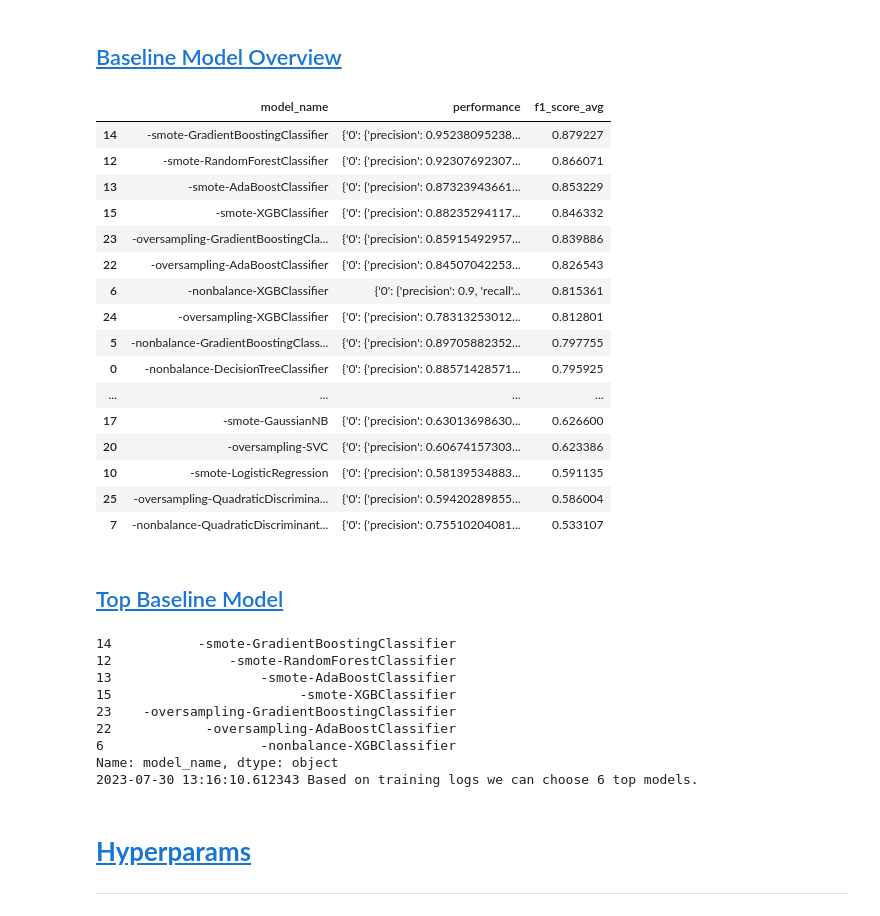
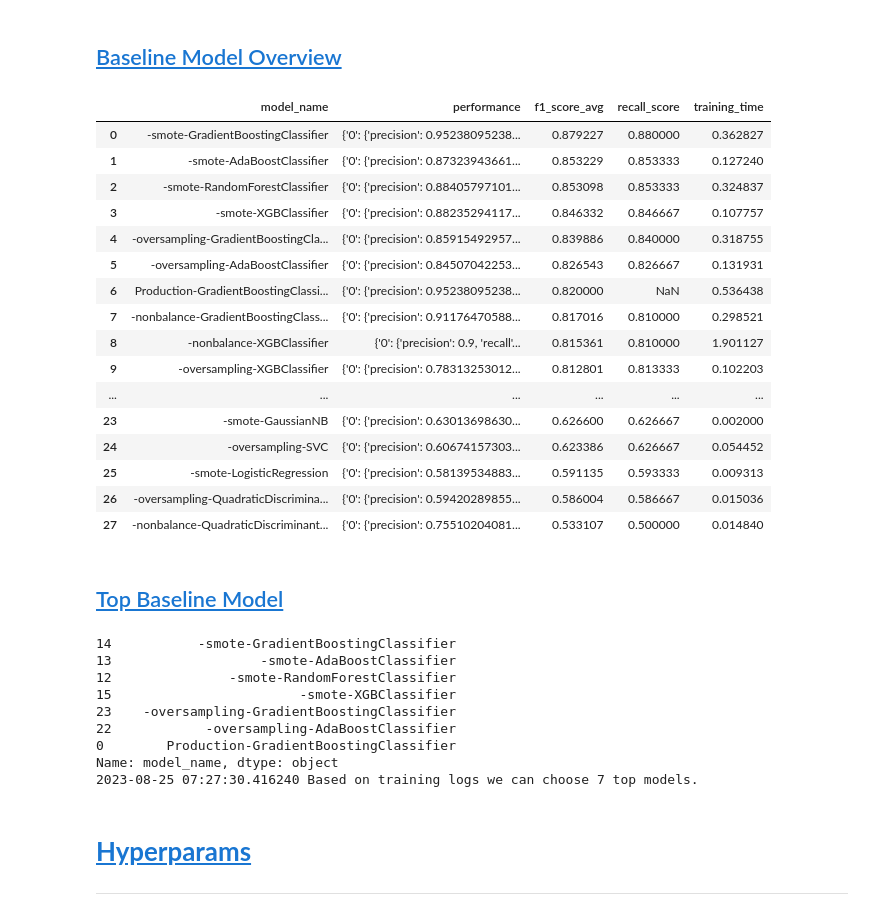
Before and after one commit to DandiMahendris/Auto-Insurance-Fraud-Detection, a Jupyter notebook: 05_modelling.ipynb, the cells around one changed output. Drawn from its saved outputs; the diff is of its cells as text; code cells hidden in the pictures.

```diff
--- a/05_modelling.ipynb
+++ b/05_modelling.ipynb
@@ -169,7 +173,8 @@ def training_log_template() -> dict:
         "training_date" : [],
         "performance" : [],
         "f1_score_avg" : [],
-         "data_configurations" : [],
+        "recall_score" : [],
+        "data_configurations" : [],
     }
 
     # Debug message
@@ -317,6 +322,7 @@ def train_eval(configuration_model: str, params: dict, hyperparams_model: list =
             training_log["training_date"].append(util.time_stamp())
             training_log["performance"].append(performance)
             training_log["f1_score_avg"].append(performance["weighted avg"]["f1-score"])
+            training_log["recall_score"].append(performance["weighted avg"]["recall"])
             training_log["data_configurations"].append(config_data)
 
             # Collect current trained model
@@ -335,0 +344,2 @@ def train_eval(configuration_model: str, params: dict, hyperparams_model: list =
+# %%
+list_of_model = create_model_object(config_data)
@@ -432,7 +473,7 @@ def get_production_model(list_of_model, training_log, params):
 
         # Check list features of previous production model and current dataset
         production_model_features = set(prev_production_model["model_data"]["model_object"].feature_names_in_)
-        current_dataset_features = set(x_valid.columns)
+        current_dataset_features = set(x_valid['nonbalance'].columns)
         number_of_different_features = len((production_model_features - current_dataset_features) | (current_dataset_features - production_model_features))
 
         # If feature matched:
@@ -444,10 +485,10 @@ def get_production_model(list_of_model, training_log, params):
             util.print_debug("Reassesing previous model performance using current validation data.")
 
             # Re-predict previous production model to provide valid metrics compared to other current models
-            y_pred = prev_production_model["model_data"]["model_object"].predict(x_valid)
+            y_pred = prev_production_model["model_data"]["model_object"].predict(x_valid['nonbalance'])
 
             # Re-asses prediction result
-            eval_res = classification_report(y_valid, y_pred, output_dict = True)
+            eval_res = classification_report(y_valid['nonbalance'], y_pred, output_dict = True)
 
             # Debug message
             util.print_debug("Assessing complete.")
@@ -522,27 +570,27 @@ model, production_model_log, training_logs = get_production_model(list_of_traine
 # %% [markdown]
 ## <a id='toc3_7_'></a>[Baseline Model Overview](#toc0_)
 # %%
-pd.set_option('display.max_colwidth', None)
-# pd.reset_option('display.max_colwidth')
-training_logs[["model_name", "performance", "f1_score_avg"]].sort_values(["f1_score_avg"], ascending=False)
+# pd.set_option('display.max_colwidth', None)
+pd.reset_option('display.max_colwidth')
+training_logs[["model_name", "performance", "f1_score_avg","recall_score","training_time"]].sort_values(["f1_score_avg"], ascending=False).reset_index(drop=True)
 # %% [output]
-|  | model_name | performance | f1_score_avg |
-| 14 | -smote-GradientBoostingClassifier | {'0': {'precision': 0.95238095238... | 0.879227 |
-| 12 | -smote-RandomForestClassifier | {'0': {'precision': 0.92307692307... | 0.866071 |
-| 13 | -smote-AdaBoostClassifier | {'0': {'precision': 0.87323943661... | 0.853229 |
-| 15 | -smote-XGBClassifier | {'0': {'precision': 0.88235294117... | 0.846332 |
-| 23 | -oversampling-GradientBoostingCla... | {'0': {'precision': 0.85915492957... | 0.839886 |
-| 22 | -oversampling-AdaBoostClassifier | {'0': {'precision': 0.84507042253... | 0.826543 |
-| 6 | -nonbalance-XGBClassifier | {'0': {'precision': 0.9, 'recall'... | 0.815361 |
-| 24 | -oversampling-XGBClassifier | {'0': {'precision': 0.78313253012... | 0.812801 |
-| 5 | -nonbalance-GradientBoostingClass... | {'0': {'precision': 0.89705882352... | 0.797755 |
-| 0 | -nonbalance-DecisionTreeClassifier | {'0': {'precision': 0.88571428571... | 0.795925 |
-| ... | ... | ... | ... |
-| 17 | -smote-GaussianNB | {'0': {'precision': 0.63013698630... | 0.626600 |
-| 20 | -oversampling-SVC | {'0': {'precision': 0.60674157303... | 0.623386 |
-| 10 | -smote-LogisticRegression | {'0': {'precision': 0.58139534883... | 0.591135 |
-| 25 | -oversampling-QuadraticDiscrimina... | {'0': {'precision': 0.59420289855... | 0.586004 |
-| 7 | -nonbalance-QuadraticDiscriminant... | {'0': {'precision': 0.75510204081... | 0.533107 |
+|  | model_name | performance | f1_score_avg | recall_score | training_time |
+| 0 | -smote-GradientBoostingClassifier | {'0': {'precision': 0.95238095238... | 0.879227 | 0.880000 | 0.362827 |
+| 1 | -smote-AdaBoostClassifier | {'0': {'precision': 0.87323943661... | 0.853229 | 0.853333 | 0.127240 |
+| 2 | -smote-RandomForestClassifier | {'0': {'precision': 0.88405797101... | 0.853098 | 0.853333 | 0.324837 |
+| 3 | -smote-XGBClassifier | {'0': {'precision': 0.88235294117... | 0.846332 | 0.846667 | 0.107757 |
+| 4 | -oversampling-GradientBoostingCla... | {'0': {'precision': 0.85915492957... | 0.839886 | 0.840000 | 0.318755 |
+| 5 | -oversampling-AdaBoostClassifier | {'0': {'precision': 0.84507042253... | 0.826543 | 0.826667 | 0.131931 |
+| 6 | Production-GradientBoostingClassi... | {'0': {'precision': 0.95238095238... | 0.820000 | NaN | 0.536438 |
+| 7 | -nonbalance-GradientBoostingClass... | {'0': {'precision': 0.91176470588... | 0.817016 | 0.810000 | 0.298521 |
+| 8 | -nonbalance-XGBClassifier | {'0': {'precision': 0.9, 'recall'... | 0.815361 | 0.810000 | 1.901127 |
+| 9 | -oversampling-XGBClassifier | {'0': {'precision': 0.78313253012... | 0.812801 | 0.813333 | 0.102203 |
+| ... | ... | ... | ... | ... | ... |
+| 23 | -smote-GaussianNB | {'0': {'precision': 0.63013698630... | 0.626600 | 0.626667 | 0.002000 |
+| 24 | -oversampling-SVC | {'0': {'precision': 0.60674157303... | 0.623386 | 0.626667 | 0.054452 |
+| 25 | -smote-LogisticRegression | {'0': {'precision': 0.58139534883... | 0.591135 | 0.593333 | 0.009313 |
+| 26 | -oversampling-QuadraticDiscrimina... | {'0': {'precision': 0.59420289855... | 0.586004 | 0.586667 | 0.015036 |
+| 27 | -nonbalance-QuadraticDiscriminant... | {'0': {'precision': 0.75510204081... | 0.533107 | 0.500000 | 0.014840 |
 # %% [markdown]
 ## <a id='toc3_8_'></a>[Top Baseline Model](#toc0_)
 # %%
@@ -551,14 +599,14 @@ print(training_logs[["model_name","f1_score_avg"]].sort_values(["f1_score_avg"],
 util.print_debug(message="Based on training logs we can choose 7 top models.")
 # %% [output]
 14           -smote-GradientBoostingClassifier
+13                   -smote-AdaBoostClassifier
 12               -smote-RandomForestClassifier
-13                   -smote-AdaBoostClassifier
 15                        -smote-XGBClassifier
 23    -oversampling-GradientBoostingClassifier
 22            -oversampling-AdaBoostClassifier
-6                    -nonbalance-XGBClassifier
+0        Production-GradientBoostingClassifier
 Name: model_name, dtype: object
-2023-07-30 13:16:10.612343 Based on training logs we can choose 6 top models.
+2023-08-25 07:27:30.416240 Based on training logs we can choose 7 top models.
 # %% [markdown]
 # <a id='toc4_'></a>[<b>Hyperparams</b>](#toc0_)
 ----
```
Also changed, not shown: parts of 7 cells of this notebook, 24 other files.
